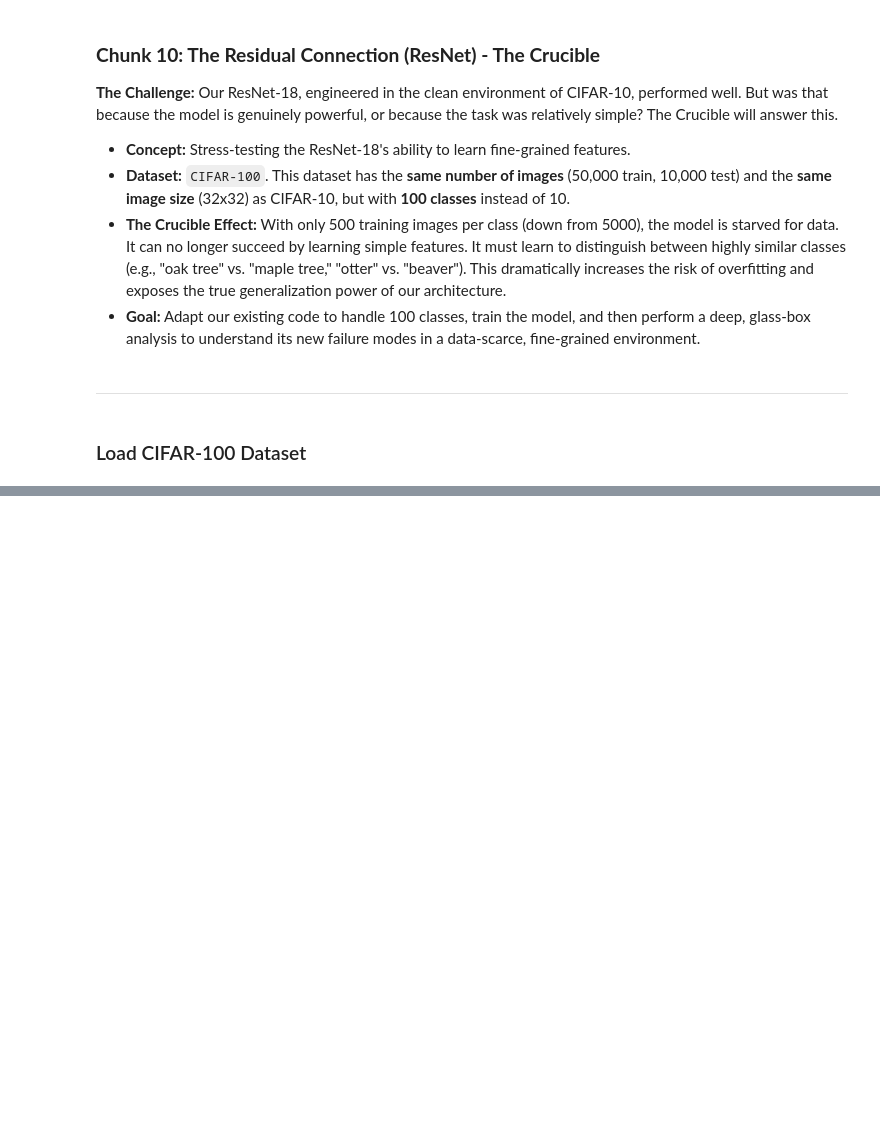
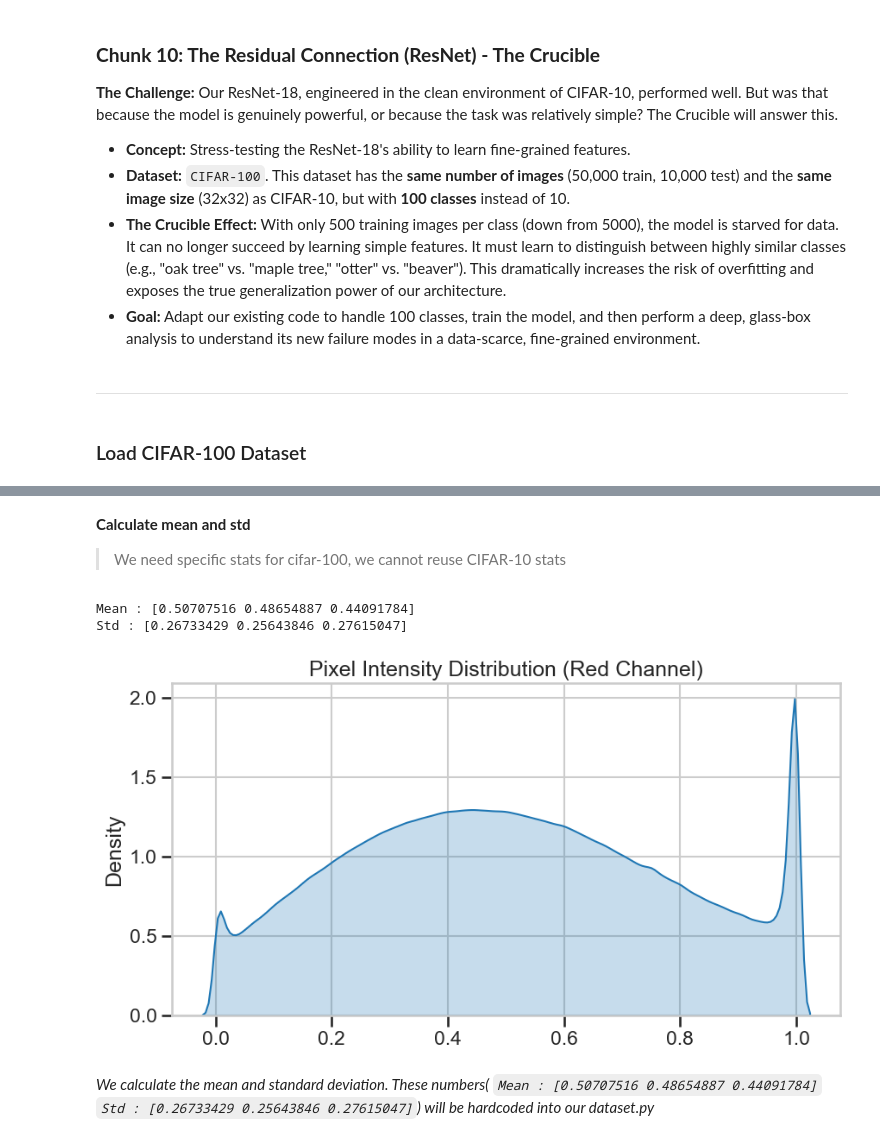
Before and after one commit to Dawood-ML/Pytorch_DUMP, a Jupyter notebook: Phase_2_Architecture_Mastery/Chunk_10_Resnet/B_The_Crucible/eda.ipynb, the cells around one changed output, grey strips where cells are left out. Cells and saved outputs as stored; diff of their text form; code cells hidden in the pictures; blank space fills up the shorter version.

```diff
--- a/Phase_2_Architecture_Mastery/Chunk_10_Resnet/B_The_Crucible/eda.ipynb
+++ b/Phase_2_Architecture_Mastery/Chunk_10_Resnet/B_The_Crucible/eda.ipynb
@@ -50,0 +121,22 @@ cifar100_classes = [
+# %% [markdown]
+**Calculate mean and std**
+> We need specific stats for cifar-100, we cannot reuse CIFAR-10 stats
+# %%
+data = train_dataset.data / 255.0 # Scale to [0, 1] temporarily
+mean = data.mean(axis= (0, 1, 2)) # mean over [all_images, height, width]
+std = data.std(axis=(0, 1, 2)) # std over [all_images, height, width]
+print(f"Mean : {mean}")
+print(f"Std : {std}")
+
+# Let's verify the distribution of a single channel
+plt.figure(figsize=(10, 5))
+sns.kdeplot(data[..., 0].flatten(), fill=True, label='Red Channel')
+plt.title("Pixel Intensity Distribution (Red Channel)")
+plt.show()
+# %% [output]
+Mean : [0.50707516 0.48654887 0.44091784]
+Std : [0.26733429 0.25643846 0.27615047]
+[figure, added]
+# %% [markdown]
+*We calculate the mean and standard deviation. These numbers( `Mean : [0.50707516 0.48654887 0.44091784]`
+`Std : [0.26733429 0.25643846 0.27615047]`) will be hardcoded into our dataset.py*
```
Also changed, not shown: parts of 8 cells of this notebook.
